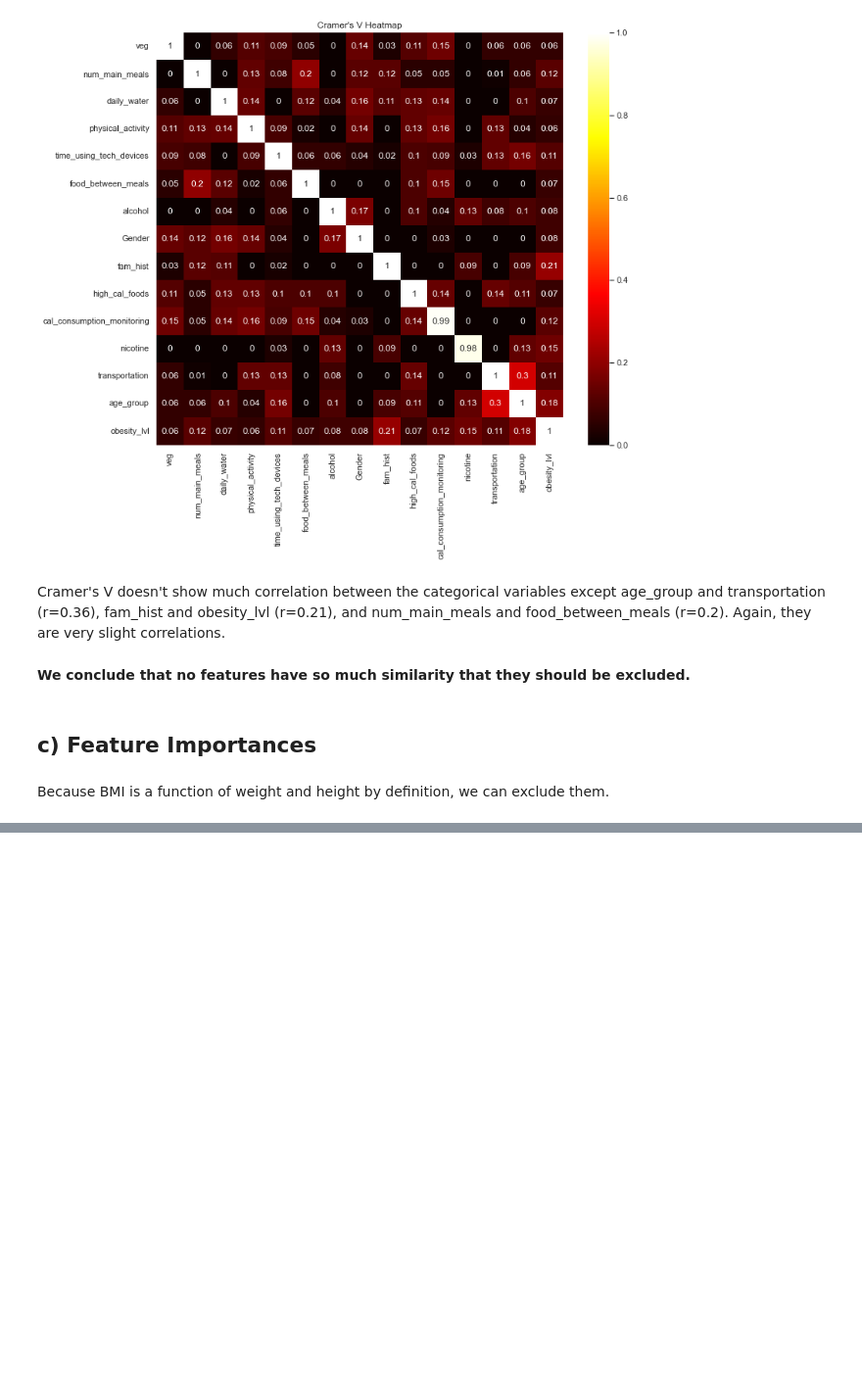
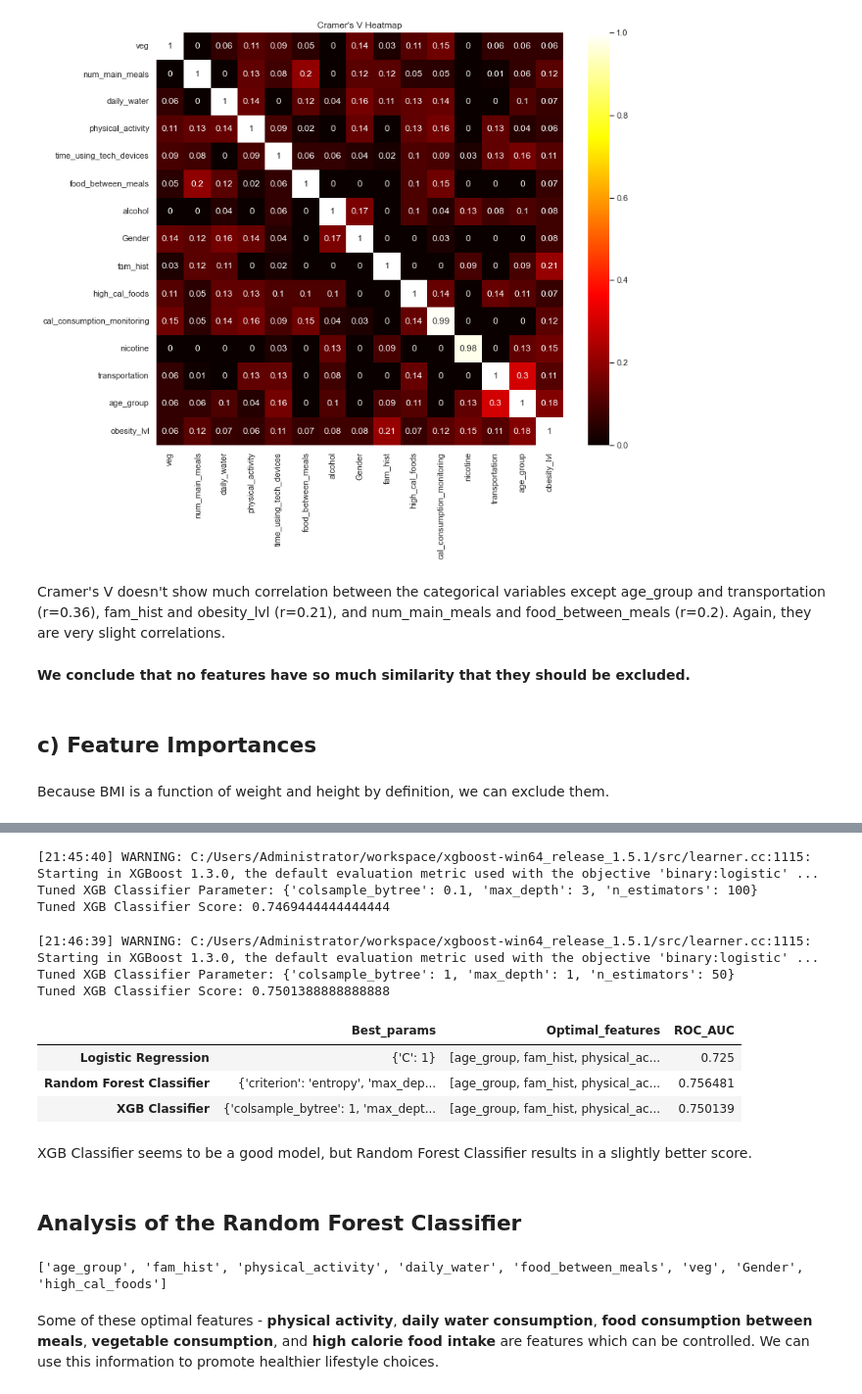
Before and after one commit to eliepark/Obesity-Prediction, a Jupyter notebook: Obesity.ipynb, the cells around one changed output, grey strips where cells are left out. Shown at 98% size. Drawn from its saved outputs; the diff is of its cells as text; code cells hidden in the pictures; blank space fills up the shorter version.

```diff
--- a/Obesity.ipynb
+++ b/Obesity.ipynb
@@ -879,0 +1041,57 @@ The age group seems to have the biggest influence on obesity regardless of the t
+# %%
+param_grid={'n_estimators':[10, 50, 100, 300, 500],
+            'max_depth':[1, 3, 15, None],
+           'colsample_bytree':[0.1, 0.3, 0.5, 0.7, 1]}
+clf=XGBClassifier(random_state=16, use_label_encoder=False)
+xgb_cv=GridSearchCV(clf, param_grid, cv=10, scoring='roc_auc', n_jobs=-1)
+xgb_cv.fit(X_train_scaled, y_train)
+print("Tuned XGB Classifier Parameter: {}".format(xgb_cv.best_params_))
+print("Tuned XGB Classifier Score: {}".format(xgb_cv.best_score_))
+# %% [output]
+[21:45:40] WARNING: C:/Users/Administrator/workspace/xgboost-win64_release_1.5.1/src/learner.cc:1115: Starting in XGBoost 1.3.0, the default evaluation metric used with the objective 'binary:logistic' ...
+Tuned XGB Classifier Parameter: {'colsample_bytree': 0.1, 'max_depth': 3, 'n_estimators': 100}
+Tuned XGB Classifier Score: 0.7469444444444444
+# %%
+cols=['age_group', 'fam_hist', 'physical_activity', 'Gender', 'daily_water']
+X=df[cols]
+X_train, X_test, y_train, y_test = train_test_split(X, y, test_size=0.5, random_state=16)
+scaler=MinMaxScaler().fit(X_train)
+X_train_scaled=scaler.transform(X_train)
+X_test_scaled=scaler.transform(X_test)
+# %%
+param_grid={'n_estimators':[10, 50, 100, 300, 500],
+            'max_depth':[1, 3, 5, 15, 30, None],
+           'colsample_bytree':[0.1, 0.3, 0.5, 0.7, 1]}
+clf=XGBClassifier(random_state=16, use_label_encoder=False)
+xgb_cv=GridSearchCV(clf, param_grid, cv=10, scoring='roc_auc', n_jobs=-1)
+xgb_cv.fit(X_train_scaled, y_train)
+print("Tuned XGB Classifier Parameter: {}".format(xgb_cv.best_params_))
+print("Tuned XGB Classifier Score: {}".format(xgb_cv.best_score_))
+# %% [output]
+[21:46:39] WARNING: C:/Users/Administrator/workspace/xgboost-win64_release_1.5.1/src/learner.cc:1115: Starting in XGBoost 1.3.0, the default evaluation metric used with the objective 'binary:logistic' ...
+Tuned XGB Classifier Parameter: {'colsample_bytree': 1, 'max_depth': 1, 'n_estimators': 50}
+Tuned XGB Classifier Score: 0.7501388888888888
+# %%
+models.Best_params[2]=xgb_cv.best_params_
+models.Optimal_features[2]=cols
+models.ROC_AUC[2]=xgb_cv.best_score_
+# %%
+pd.set_option('display.max_colwidth', None)
+models
+# %% [output]
+|  | Best_params | Optimal_features | ROC_AUC |
+| Logistic Regression | {'C': 1} | [age_group, fam_hist, physical_ac... | 0.725 |
+| Random Forest Classifier | {'criterion': 'entropy', 'max_dep... | [age_group, fam_hist, physical_ac... | 0.756481 |
+| XGB Classifier | {'colsample_bytree': 1, 'max_dept... | [age_group, fam_hist, physical_ac... | 0.750139 |
+# %% [markdown]
+XGB Classifier seems to be a good model, but Random Forest Classifier results in a slightly better score.
+# %% [markdown]
+## Analysis of the Random Forest Classifier
+# %%
+cols=['age_group', 'fam_hist', 'physical_activity', 'daily_water', 'food_between_meals', 'veg', 'Gender', 'high_cal_foods']
+X=df[cols]
+print(cols)
+# %% [output]
+['age_group', 'fam_hist', 'physical_activity', 'daily_water', 'food_between_meals', 'veg', 'Gender', 'high_cal_foods']
+# %% [markdown]
+Some of these optimal features - **physical activity**, **daily water consumption**, **food consumption between meals**, **vegetable consumption**, and **high calorie food intake** are features which can be controlled. We can use this information to promote healthier lifestyle choices.
```
Also changed, not shown: parts of 47 cells of this notebook.
